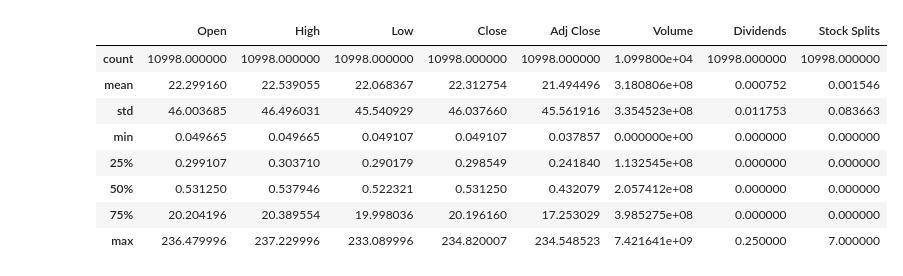
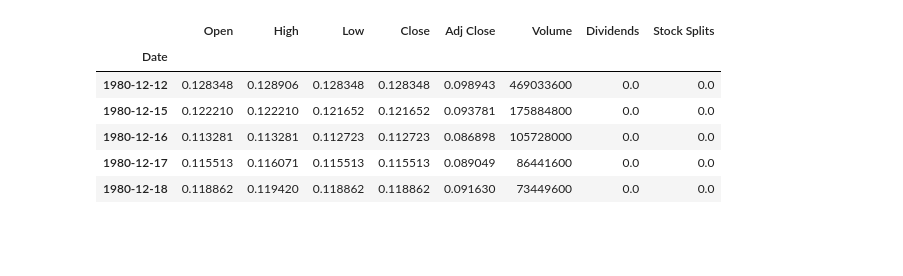
Before and after one commit to J0-Y0/stock_market_data_analysis, a Jupyter notebook: notebooks/yfinance_analysis.ipynb, the cells around one changed output. Cells and saved outputs as stored; diff of their text form; code cells hidden in the pictures; blank space fills up the shorter version.

```diff
--- a/notebooks/yfinance_analysis.ipynb
+++ b/notebooks/yfinance_analysis.ipynb
@@ -1,17 +1,16 @@
 # %%
 import pandas as pd
 import talib as ta
 import matplotlib.pyplot as plt
 
 df = pd.read_csv("..\datasets\yfinance_data\AAPL_historical_data.csv")
-df.describe()
+df.set_index("Date", inplace=True)
+df
 # %% [output]
 |  | Open | High | Low | Close | Adj Close | Volume | Dividends | Stock Splits |
-| count | 10998.000000 | 10998.000000 | 10998.000000 | 10998.000000 | 10998.000000 | 1.099800e+04 | 10998.000000 | 10998.000000 |
-| mean | 22.299160 | 22.539055 | 22.068367 | 22.312754 | 21.494496 | 3.180806e+08 | 0.000752 | 0.001546 |
-| std | 46.003685 | 46.496031 | 45.540929 | 46.037660 | 45.561916 | 3.354523e+08 | 0.011753 | 0.083663 |
-| min | 0.049665 | 0.049665 | 0.049107 | 0.049107 | 0.037857 | 0.000000e+00 | 0.000000 | 0.000000 |
-| 25% | 0.299107 | 0.303710 | 0.290179 | 0.298549 | 0.241840 | 1.132545e+08 | 0.000000 | 0.000000 |
-| 50% | 0.531250 | 0.537946 | 0.522321 | 0.531250 | 0.432079 | 2.057412e+08 | 0.000000 | 0.000000 |
-| 75% | 20.204196 | 20.389554 | 19.998036 | 20.196160 | 17.253029 | 3.985275e+08 | 0.000000 | 0.000000 |
-| max | 236.479996 | 237.229996 | 233.089996 | 234.820007 | 234.548523 | 7.421641e+09 | 0.250000 | 7.000000 |
+| Date |  |  |  |  |  |  |  |  |
+| 1980-12-12 | 0.128348 | 0.128906 | 0.128348 | 0.128348 | 0.098943 | 469033600 | 0.0 | 0.0 |
+| 1980-12-15 | 0.122210 | 0.122210 | 0.121652 | 0.121652 | 0.093781 | 175884800 | 0.0 | 0.0 |
+| 1980-12-16 | 0.113281 | 0.113281 | 0.112723 | 0.112723 | 0.086898 | 105728000 | 0.0 | 0.0 |
+| 1980-12-17 | 0.115513 | 0.116071 | 0.115513 | 0.115513 | 0.089049 | 86441600 | 0.0 | 0.0 |
+| 1980-12-18 | 0.118862 | 0.119420 | 0.118862 | 0.118862 | 0.091630 | 73449600 | 0.0 | 0.0 |
```
Also changed, not shown: parts of 5 cells of this notebook.
